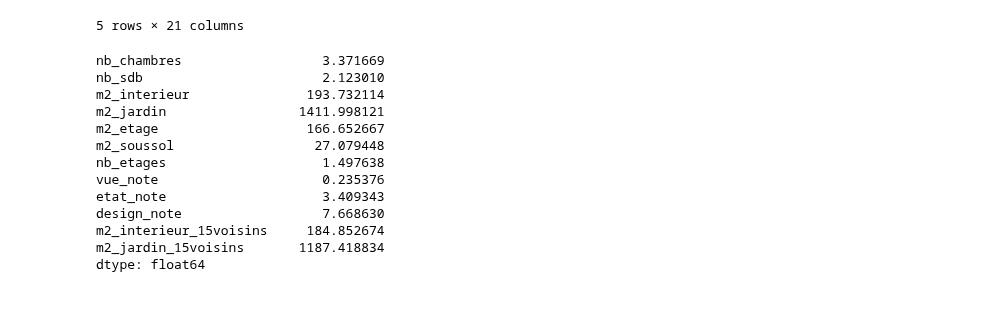
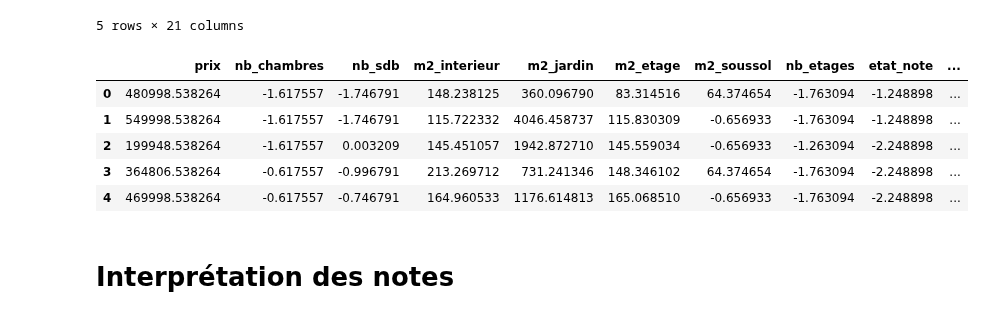
Before and after one commit to ErwannE/Challenge_PRAMA, a Jupyter notebook: Viannax.ipynb, the cells around one changed output. Cells and saved outputs as stored; diff of their text form; code cells hidden in the pictures.

```diff
--- a/Viannax.ipynb
+++ b/Viannax.ipynb
@@ -22,20 +28,18 @@ df.head()
 | 4 | 6743700335 | 2014-06-04T00:00:00Z | 470000 | 3 | 2.00 | 167.224080 | 1176.978818 | 167.224080 | 0.000000 | ... |
 5 rows × 21 columns
 # %%
-X = df.drop(['id', 'vue_mer', 'annee_construction', 'annee_renovation', 'zipcode', 'lat', 'long', 'date','prix'], axis = 1)
+X = df.drop(['id', 'vue_mer', 'annee_construction', 'annee_renovation', 'zipcode', 'lat', 'long', 'date', 'vue_note'], axis = 1)
+for column in X.columns:
+    X[column] = X[column] - X[column].mean()/X[column].std()
 y = df['prix']
-X.mean()
+X = X.merge(df['vue_note'], left_index=True, right_index=True)
+X.head()
 # %% [output]
-nb_chambres                  3.371669
-nb_sdb                       2.123010
-m2_interieur               193.732114
-m2_jardin                 1411.998121
-m2_etage                   166.652667
-m2_soussol                  27.079448
-nb_etages                    1.497638
-vue_note                     0.235376
-etat_note                    3.409343
-design_note                  7.668630
-m2_interieur_15voisins     184.852674
-m2_jardin_15voisins       1187.418834
-dtype: float64
+|  | prix | nb_chambres | nb_sdb | m2_interieur | m2_jardin | m2_etage | m2_soussol | nb_etages | etat_note | ... |
+| 0 | 480998.538264 | -1.617557 | -1.746791 | 148.238125 | 360.096790 | 83.314516 | 64.374654 | -1.763094 | -1.248898 | ... |
+| 1 | 549998.538264 | -1.617557 | -1.746791 | 115.722332 | 4046.458737 | 115.830309 | -0.656933 | -1.763094 | -1.248898 | ... |
+| 2 | 199948.538264 | -1.617557 | 0.003209 | 145.451057 | 1942.872710 | 145.559034 | -0.656933 | -1.263094 | -2.248898 | ... |
+| 3 | 364806.538264 | -0.617557 | -0.996791 | 213.269712 | 731.241346 | 148.346102 | 64.374654 | -1.763094 | -2.248898 | ... |
+| 4 | 469998.538264 | -0.617557 | -0.746791 | 164.960533 | 1176.614813 | 165.068510 | -0.656933 | -1.763094 | -2.248898 | ... |
+# %% [markdown]
+# Interprétation des notes ###
```
Also changed, not shown: parts of 34 cells of this notebook.
